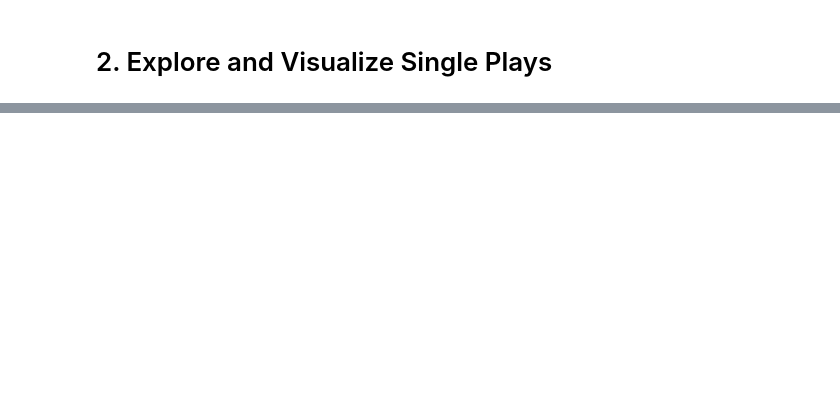
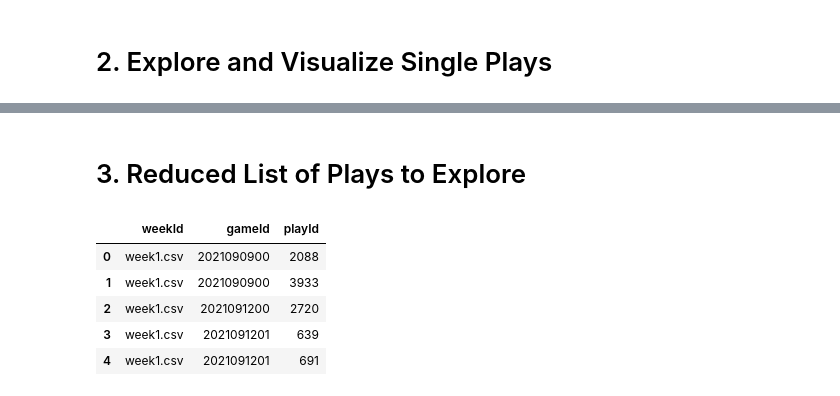
Before and after one commit to mcachosoblechero/MagicNFL, a Jupyter notebook: exploration/experimentation_pipeline.ipynb, the cells around one changed output, grey strips where cells are left out. Cells and saved outputs as stored; diff of their text form; code cells hidden in the pictures; blank space fills up the shorter version.

```diff
--- a/exploration/experimentation_pipeline.ipynb
+++ b/exploration/experimentation_pipeline.ipynb
@@ -84,0 +78,12 @@ visualize_play(week1_data, gameId, playId, config)
+# %% [markdown]
+# 3. Reduced List of Plays to Explore
+# %%
+plays = pd.read_csv(f"{input_path}/plays_analysis.csv")
+plays.head(5)
+# %% [output]
+|  | weekId | gameId | playId |
+| 0 | week1.csv | 2021090900 | 2088 |
+| 1 | week1.csv | 2021090900 | 3933 |
+| 2 | week1.csv | 2021091200 | 2720 |
+| 3 | week1.csv | 2021091201 | 639 |
+| 4 | week1.csv | 2021091201 | 691 |
```
Also changed, not shown: parts of 4 cells of this notebook.
